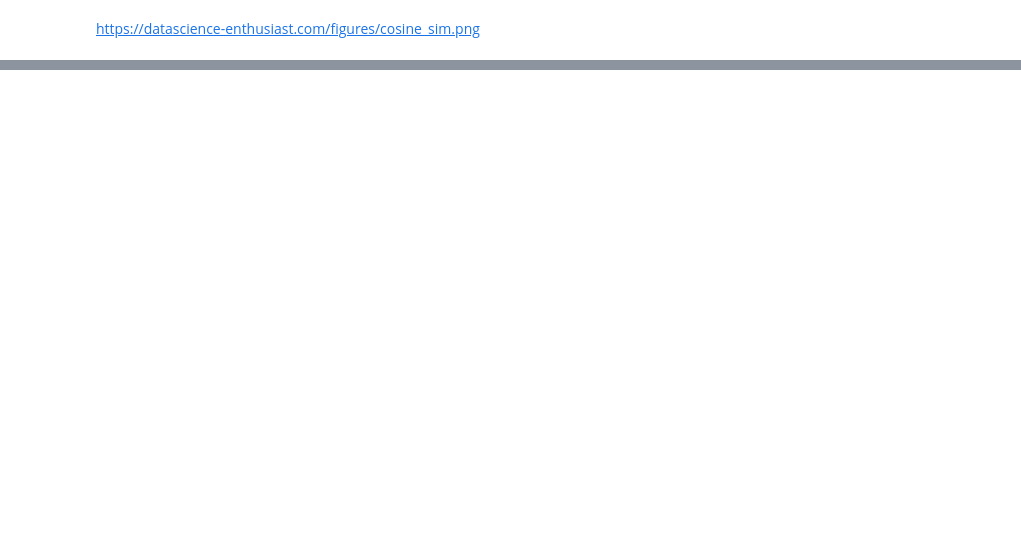
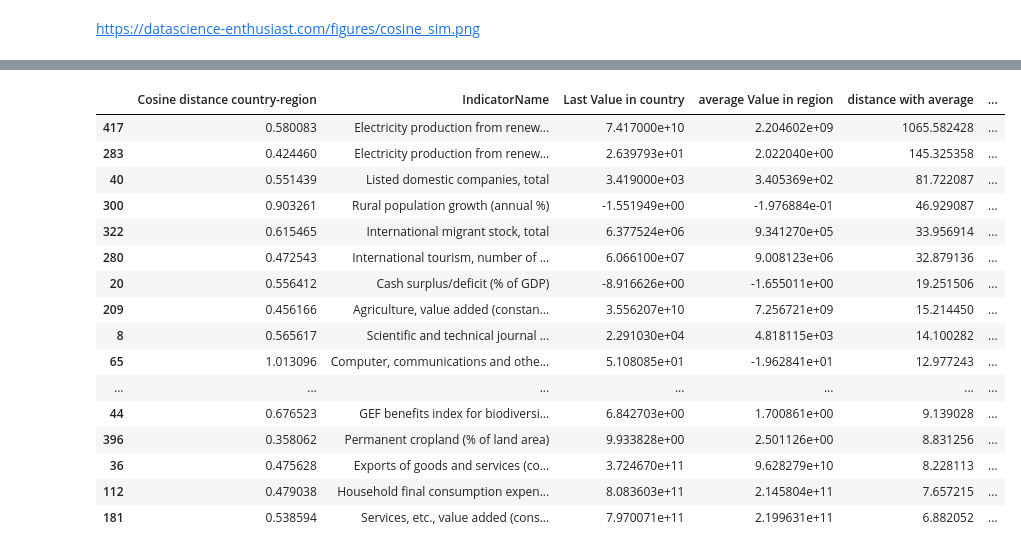
Before and after one commit to jaimevalero/world-development-indicators, a Jupyter notebook: jupyter/what-if.ipynb, the cells around one changed output, grey strips where cells are left out. Saved outputs shown, nothing was run; the diff lists cells and outputs as text; code cells hidden in the pictures; blank space fills up the shorter version.

```diff
--- a/jupyter/what-if.ipynb
+++ b/jupyter/what-if.ipynb
@@ -747 +753,21 @@ https://datascience-enthusiast.com/figures/cosine_sim.png
+# %%
+df_cosine_results.sort_values(by=['distance with average'], ascending=False).head(20)
+# %% [output]
+|  | Cosine distance country-region | IndicatorName | Last Value in country | average Value in region | distance with average | ... |
+| 417 | 0.580083 | Electricity production from renew... | 7.417000e+10 | 2.204602e+09 | 1065.582428 | ... |
+| 283 | 0.424460 | Electricity production from renew... | 2.639793e+01 | 2.022040e+00 | 145.325358 | ... |
+| 40 | 0.551439 | Listed domestic companies, total | 3.419000e+03 | 3.405369e+02 | 81.722087 | ... |
+| 300 | 0.903261 | Rural population growth (annual %) | -1.551949e+00 | -1.976884e-01 | 46.929087 | ... |
+| 322 | 0.615465 | International migrant stock, total | 6.377524e+06 | 9.341270e+05 | 33.956914 | ... |
+| 280 | 0.472543 | International tourism, number of ... | 6.066100e+07 | 9.008123e+06 | 32.879136 | ... |
+| 20 | 0.556412 | Cash surplus/deficit (% of GDP) | -8.916626e+00 | -1.655011e+00 | 19.251506 | ... |
+| 209 | 0.456166 | Agriculture, value added (constan... | 3.556207e+10 | 7.256721e+09 | 15.214450 | ... |
+| 8 | 0.565617 | Scientific and technical journal ... | 2.291030e+04 | 4.818115e+03 | 14.100282 | ... |
+| 65 | 1.013096 | Computer, communications and othe... | 5.108085e+01 | -1.962841e+01 | 12.977243 | ... |
+| ... | ... | ... | ... | ... | ... | ... |
+| 44 | 0.676523 | GEF benefits index for biodiversi... | 6.842703e+00 | 1.700861e+00 | 9.139028 | ... |
+| 396 | 0.358062 | Permanent cropland (% of land area) | 9.933828e+00 | 2.501126e+00 | 8.831256 | ... |
+| 36 | 0.475628 | Exports of goods and services (co... | 3.724670e+11 | 9.628279e+10 | 8.228113 | ... |
+| 112 | 0.479038 | Household final consumption expen... | 8.083603e+11 | 2.145804e+11 | 7.657215 | ... |
+| 181 | 0.538594 | Services, etc., value added (cons... | 7.970071e+11 | 2.199631e+11 | 6.882052 | ... |
 # %%
```
Also changed, not shown: parts of 14 cells of this notebook.
